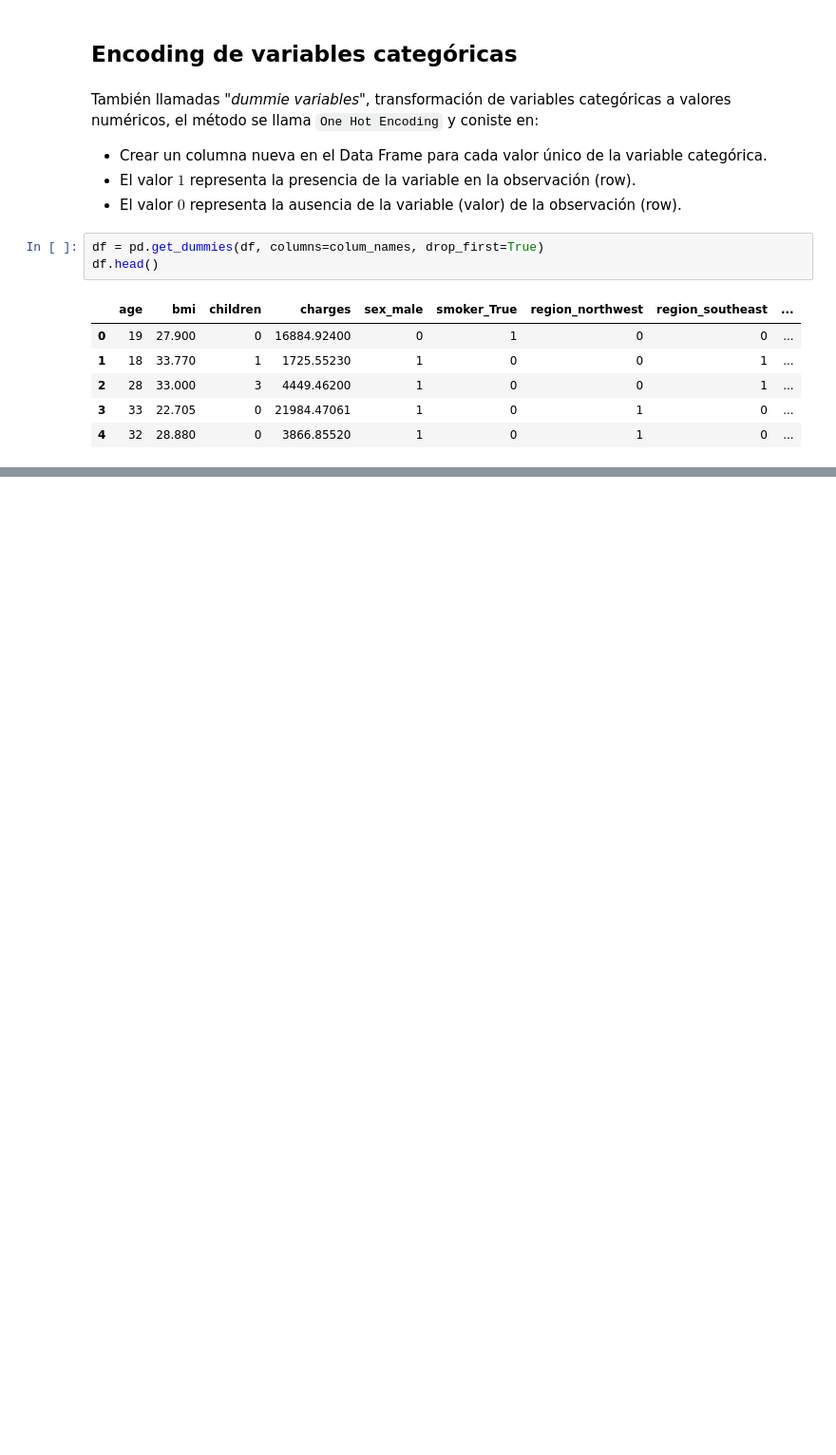
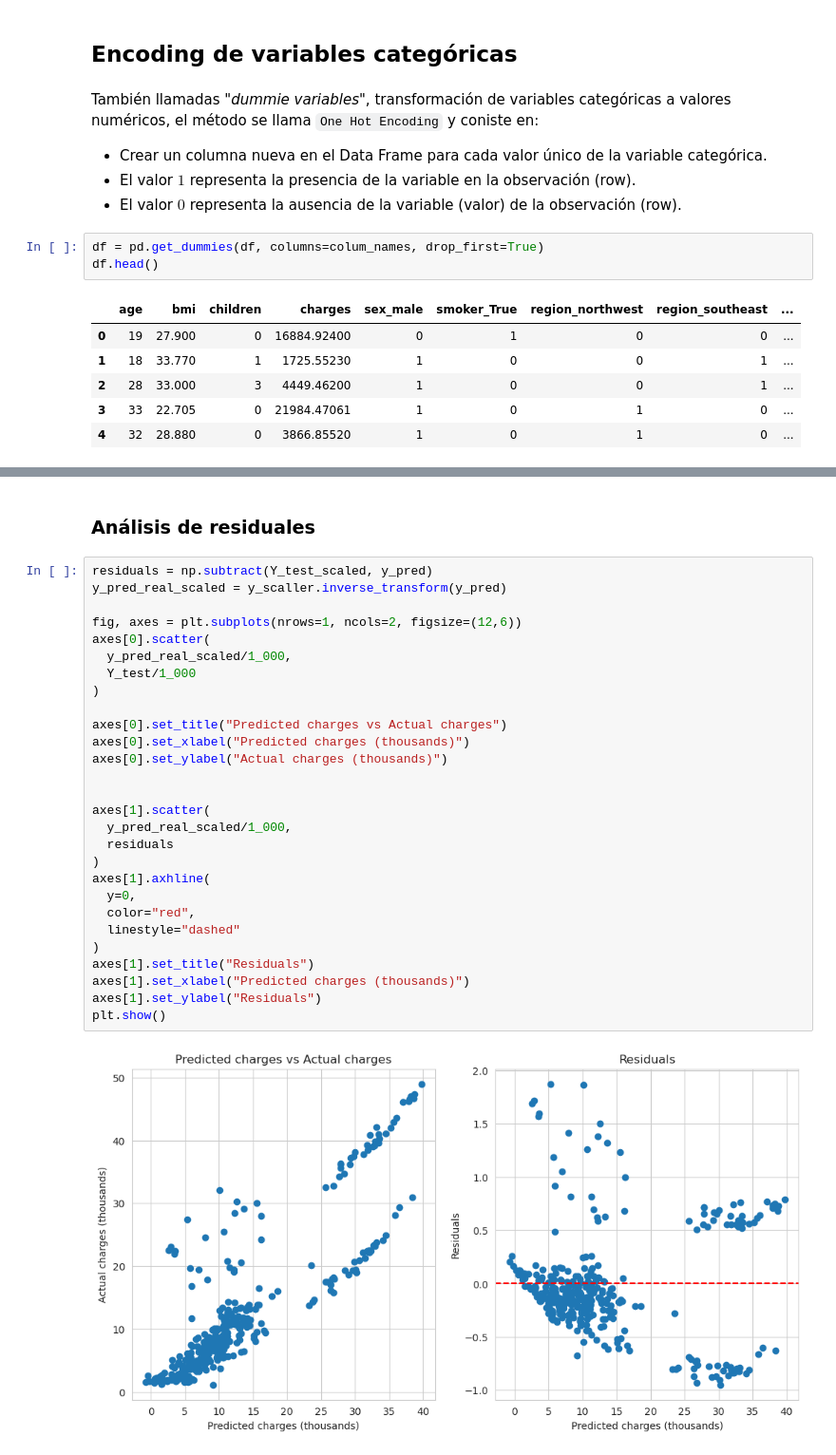
Before and after one commit to pahoalapizco/regression_with_python, a Jupyter notebook: notebooks/1.0-regresion-lineal_python-insurance_cost_prediction.ipynb, the cells around one changed output, grey strips where cells are left out. Shown: that part at 95% size. Drawn from its saved outputs; the diff is of its cells as text; blank space fills up the shorter version.

Commit message:
:sparkles: Linear Regresion (project): Medical Insurance Prediction - Model training, evaluation and residual analysis

```diff
--- a/notebooks/1.0-regresion-lineal_python-insurance_cost_prediction.ipynb
+++ b/notebooks/1.0-regresion-lineal_python-insurance_cost_prediction.ipynb
@@ -303,0 +431,32 @@ df.head()
+# %% [markdown]
+### Análisis de residuales
+# %%
+residuals = np.subtract(Y_test_scaled, y_pred)
+y_pred_real_scaled = y_scaller.inverse_transform(y_pred)
+
+fig, axes = plt.subplots(nrows=1, ncols=2, figsize=(12,6))
+axes[0].scatter(
+  y_pred_real_scaled/1_000,
+  Y_test/1_000
+)
+
+axes[0].set_title("Predicted charges vs Actual charges")
+axes[0].set_xlabel("Predicted charges (thousands)")
+axes[0].set_ylabel("Actual charges (thousands)")
+
+
+axes[1].scatter(
+  y_pred_real_scaled/1_000,
+  residuals
+)
+axes[1].axhline(
+  y=0,
+  color="red",
+  linestyle="dashed"
+)
+axes[1].set_title("Residuals")
+axes[1].set_xlabel("Predicted charges (thousands)")
+axes[1].set_ylabel("Residuals")
+plt.show()
+# %% [output]
+[figure, added]
```
Also changed, not shown: parts of 11 cells of this notebook.
